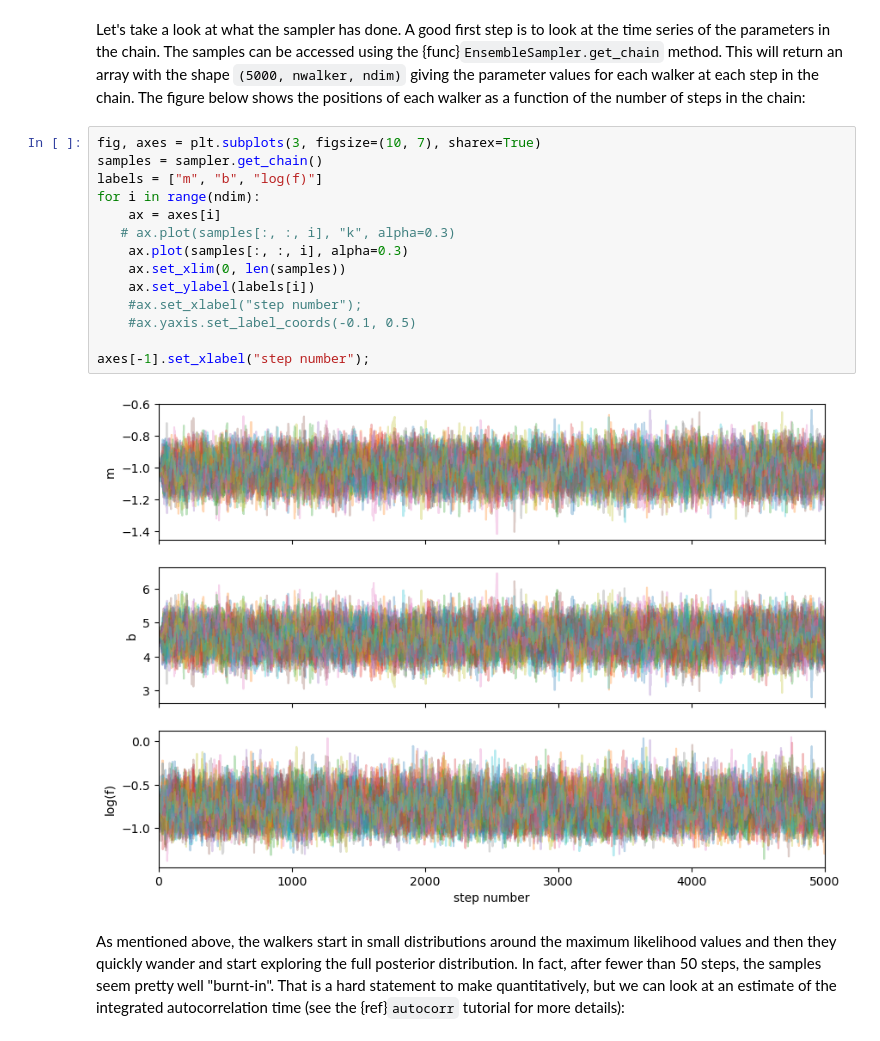
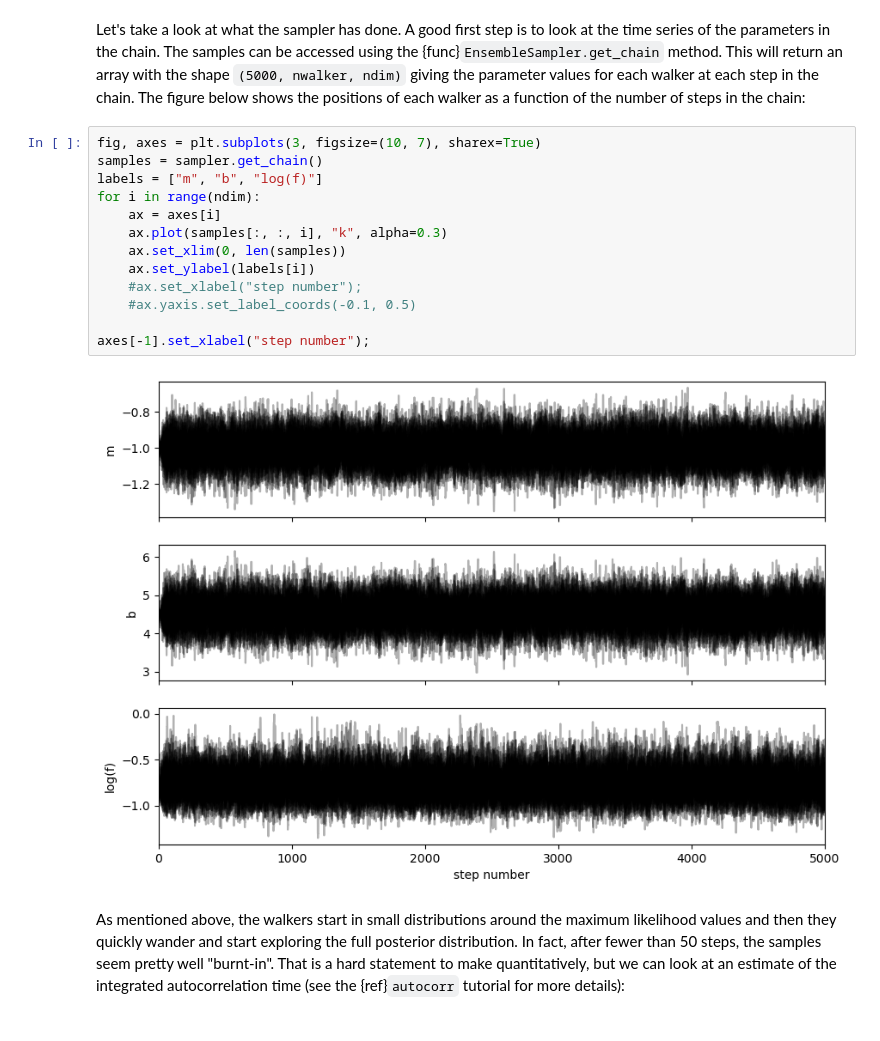
Before and after one commit to thaynecurrie/phys7903_fall2026, a Jupyter notebook: ScientificPythonNotes/Bayesian_MCMC/Python_MCMC_part2b.ipynb, the cells around one changed output. Saved outputs shown, nothing was run; the diff lists cells and outputs as text.

```diff
--- a/ScientificPythonNotes/Bayesian_MCMC/Python_MCMC_part2b.ipynb
+++ b/ScientificPythonNotes/Bayesian_MCMC/Python_MCMC_part2b.ipynb
@@ -189,19 +189,18 @@ number of steps in the chain:
 # %%
 fig, axes = plt.subplots(3, figsize=(10, 7), sharex=True)
 samples = sampler.get_chain()
 labels = ["m", "b", "log(f)"]
 for i in range(ndim):
     ax = axes[i]
-   # ax.plot(samples[:, :, i], "k", alpha=0.3)
-    ax.plot(samples[:, :, i], alpha=0.3)
+    ax.plot(samples[:, :, i], "k", alpha=0.3)
     ax.set_xlim(0, len(samples))
     ax.set_ylabel(labels[i])
     #ax.set_xlabel("step number");
     #ax.yaxis.set_label_coords(-0.1, 0.5)
 
 axes[-1].set_xlabel("step number");
 # %% [output]
-[figure, old version]
+[figure, new version]
 # %% [markdown]
 As mentioned above, the walkers start in small distributions around the
 maximum likelihood values and then they quickly wander and start exploring the
```
Also changed, not shown: parts of 12 cells of this notebook, 15 other files.
